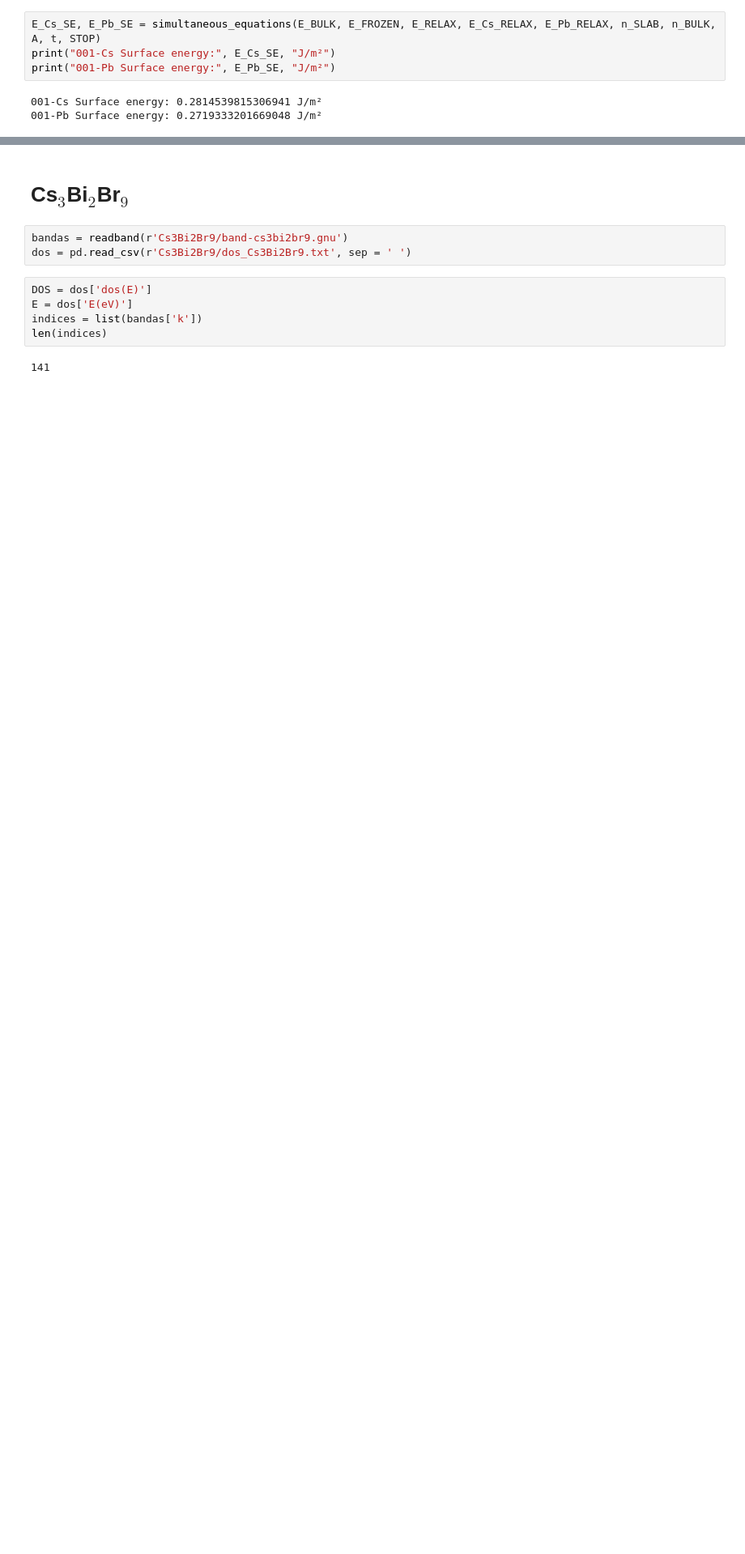
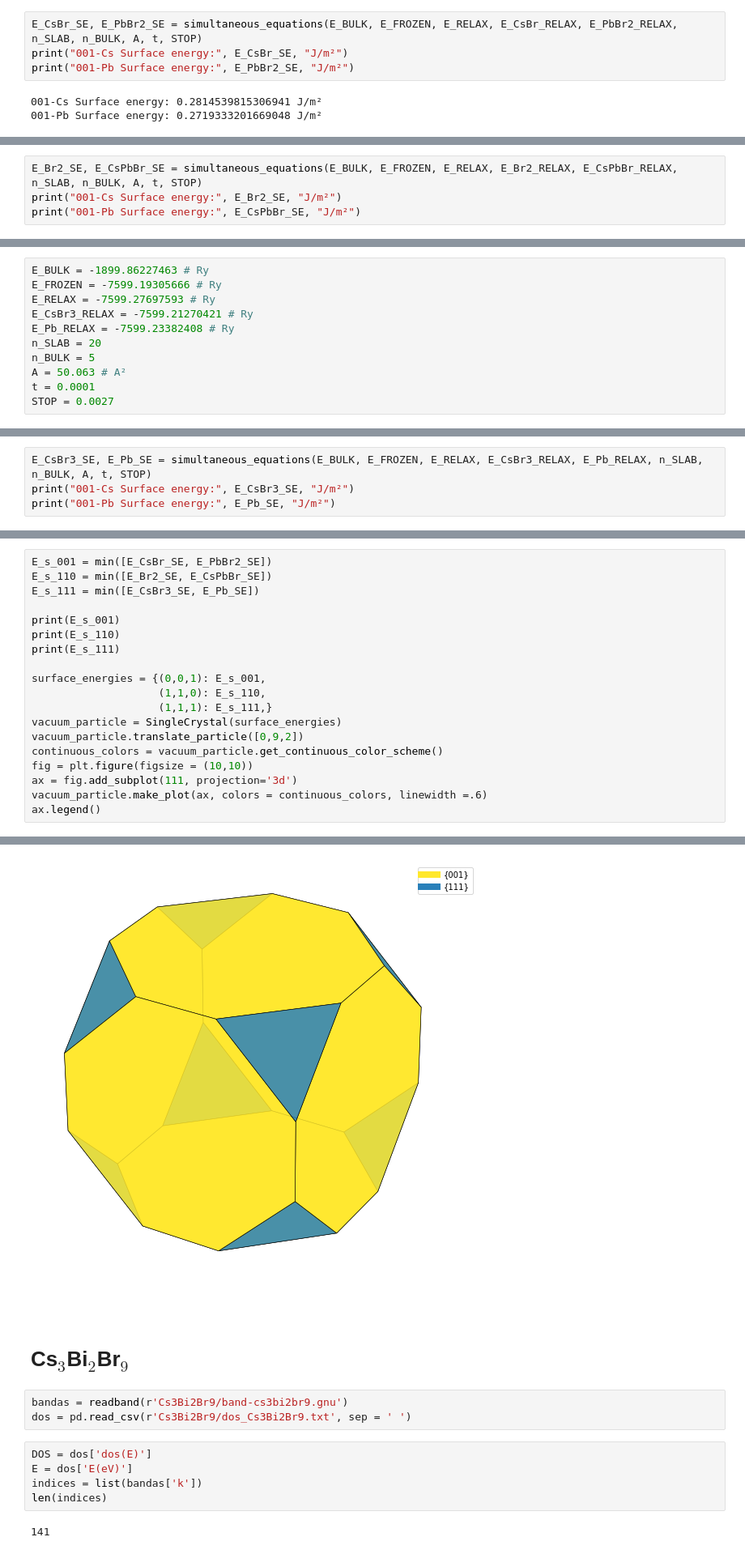
Before and after one commit to gabrielxvr/PeQDs-morphology-analysis, a Jupyter notebook: PLOTS.ipynb, the cells around one changed output, grey strips where cells are left out. Shown at 81% size. Saved outputs shown, nothing was run; the diff lists cells and outputs as text; blank space fills up the shorter version.

Commit message:
surface energy calculations

```diff
--- a/PLOTS.ipynb
+++ b/PLOTS.ipynb
@@ -167,7 +167,7 @@ print("001-Pb Surface energy:", E_Pb_CE, "J/m²")
 # %%
-E_Cs_SE, E_Pb_SE = simultaneous_equations(E_BULK, E_FROZEN, E_RELAX, E_Cs_RELAX, E_Pb_RELAX, n_SLAB, n_BULK, A, t, STOP)
-print("001-Cs Surface energy:", E_Cs_SE, "J/m²")
-print("001-Pb Surface energy:", E_Pb_SE, "J/m²")
+E_CsBr_SE, E_PbBr2_SE = simultaneous_equations(E_BULK, E_FROZEN, E_RELAX, E_CsBr_RELAX, E_PbBr2_RELAX, n_SLAB, n_BULK, A, t, STOP)
+print("001-Cs Surface energy:", E_CsBr_SE, "J/m²")
+print("001-Pb Surface energy:", E_PbBr2_SE, "J/m²")
 # %% [output]
 001-Cs Surface energy: 0.2814539815306941 J/m²
 001-Pb Surface energy: 0.2719333201669048 J/m²
@@ -173,0 +205,4 @@ print("001-Pb Surface energy:", E_Pb_SE, "J/m²")
+# %%
+E_Br2_SE, E_CsPbBr_SE = simultaneous_equations(E_BULK, E_FROZEN, E_RELAX, E_Br2_RELAX, E_CsPbBr_RELAX, n_SLAB, n_BULK, A, t, STOP)
+print("001-Cs Surface energy:", E_Br2_SE, "J/m²")
+print("001-Pb Surface energy:", E_CsPbBr_SE, "J/m²")
@@ -173,0 +214,11 @@ print("001-Pb Surface energy:", E_Pb_SE, "J/m²")
+# %%
+E_BULK = -1899.86227463 # Ry
+E_FROZEN = -7599.19305666 # Ry
+E_RELAX = -7599.27697593 # Ry
+E_CsBr3_RELAX = -7599.21270421 # Ry
+E_Pb_RELAX = -7599.23382408 # Ry
+n_SLAB = 20
+n_BULK = 5
+A = 50.063 # A²
+t = 0.0001
+STOP = 0.0027
@@ -173,0 +243,4 @@ print("001-Pb Surface energy:", E_Pb_SE, "J/m²")
+# %%
+E_CsBr3_SE, E_Pb_SE = simultaneous_equations(E_BULK, E_FROZEN, E_RELAX, E_CsBr3_RELAX, E_Pb_RELAX, n_SLAB, n_BULK, A, t, STOP)
+print("001-Cs Surface energy:", E_CsBr3_SE, "J/m²")
+print("001-Pb Surface energy:", E_Pb_SE, "J/m²")
@@ -173,0 +252,20 @@ print("001-Pb Surface energy:", E_Pb_SE, "J/m²")
+# %%
+E_s_001 = min([E_CsBr_SE, E_PbBr2_SE])
+E_s_110 = min([E_Br2_SE, E_CsPbBr_SE])
+E_s_111 = min([E_CsBr3_SE, E_Pb_SE])
+
+print(E_s_001)
+print(E_s_110)
+print(E_s_111)
+
+surface_energies = {(0,0,1): E_s_001,
+                    (1,1,0): E_s_110,
+                    (1,1,1): E_s_111,}
+vacuum_particle = SingleCrystal(surface_energies)
+vacuum_particle.translate_particle([0,9,2])
+continuous_colors = vacuum_particle.get_continuous_color_scheme()
+fig = plt.figure(figsize = (10,10))
+ax = fig.add_subplot(111, projection='3d')
+vacuum_particle.make_plot(ax, colors = continuous_colors, linewidth =.6)
+ax.legend()
+# %% [output]
@@ -174,3 +276,4 @@ print("001-Pb Surface energy:", E_Pb_SE, "J/m²")
+[figure, added]
 # %% [markdown]
 # Cs$_3$Bi$_2$Br$_9$
 # %%
```
Also changed, not shown: parts of 23 cells of this notebook.
